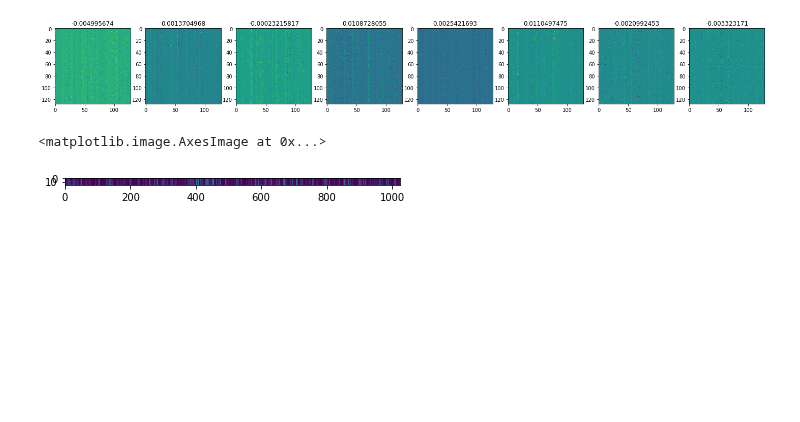
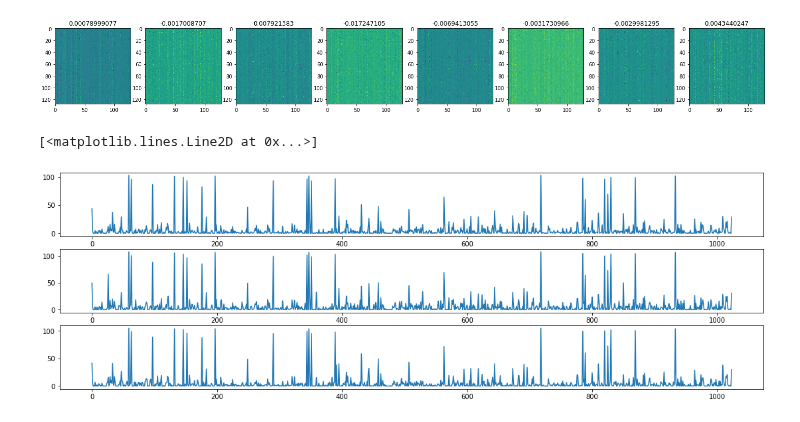
Before and after one commit to HuangHaoyu1997/Reservoir-Computing, a Jupyter notebook: SHD/inference.ipynb, the cells around one changed output. Cells and saved outputs as stored; diff of their text form; code cells hidden in the pictures; blank space fills up the shorter version.

```diff
--- a/SHD/inference.ipynb
+++ b/SHD/inference.ipynb
@@ -10,14 +10,16 @@ from torchvision import transforms, datasets
 from copy import deepcopy
 from main import RC, config
 # %%
-from sparch import SNN, RadLIFLayer,ReadoutLayer, SpikeFunctionBoxcar, Experiment, config
-exp = Experiment()
+from sparch import SNN, RadLIFLayer,ReadoutLayer, SpikeFunctionBoxcar, Experiment, config, load_shd_or_ssc
+# exp = Experiment()
 model = SNN()
-model_log = torch.load(r'F:\GitHubClone\Reservoir-Computing\SHD\log\07-27-18-28\checkpoints\best_model.pth', map_location='cpu')
+model_log, mask = torch.load(r'./log\07-30-03-31\checkpoints\best_model-0.9116161616161617.tar', map_location='cpu')
 plt.figure(figsize=(25,5))
 for i in range(8):
     plt.subplot(1,8,i+1)
-    plt.imshow(model_log.snn[0].V.weight.data.numpy()[i*128:(i+1)*128, i*128:(i+1)*128])
-    plt.title(model_log.snn[0].V.weight.data.numpy()[i*128:(i+1)*128, i*128:(i+1)*128].mean())
+    original_cluster = model_log.snn[0].V.weight.data.numpy()[i*128:(i+1)*128, i*128:(i+1)*128]
+    mask_i = mask[0].cpu().numpy()[i*128:(i+1)*128, i*128:(i+1)*128]
+    plt.imshow(original_cluster * mask_i)
+    plt.title((original_cluster * mask_i).mean())
 # %% [output]
-[figure, old version]
+[figure, new version]
@@ -38,5 +37,0 @@ for step, (x, _, y) in enumerate(exp.valid_loader):
-# %%
-plt.imshow(firing_)
-# %% [output]
-<matplotlib.image.AxesImage at 0x...>
-[figure, removed]
@@ -42,0 +41,11 @@ plt.imshow(firing_)
+# %%
+plt.figure(figsize=(19,6))
+plt.subplot(3,1,1)
+plt.plot(firing_[1,0,:])
+plt.subplot(3,1,2)
+plt.plot(firing_[1,1,:])
+plt.subplot(3,1,3)
+plt.plot(firing_[1,2,:])
+# %% [output]
+[<matplotlib.lines.Line2D at 0x...>]
+[figure, added]
```
Also changed, not shown: parts of 7 cells of this notebook, 12 other files.
